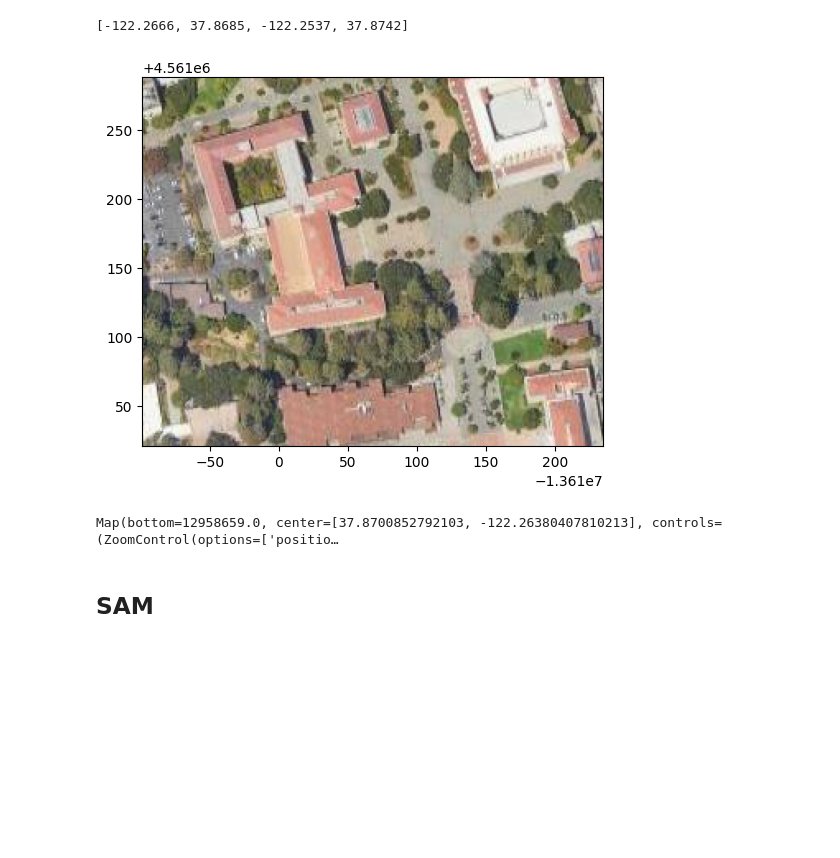
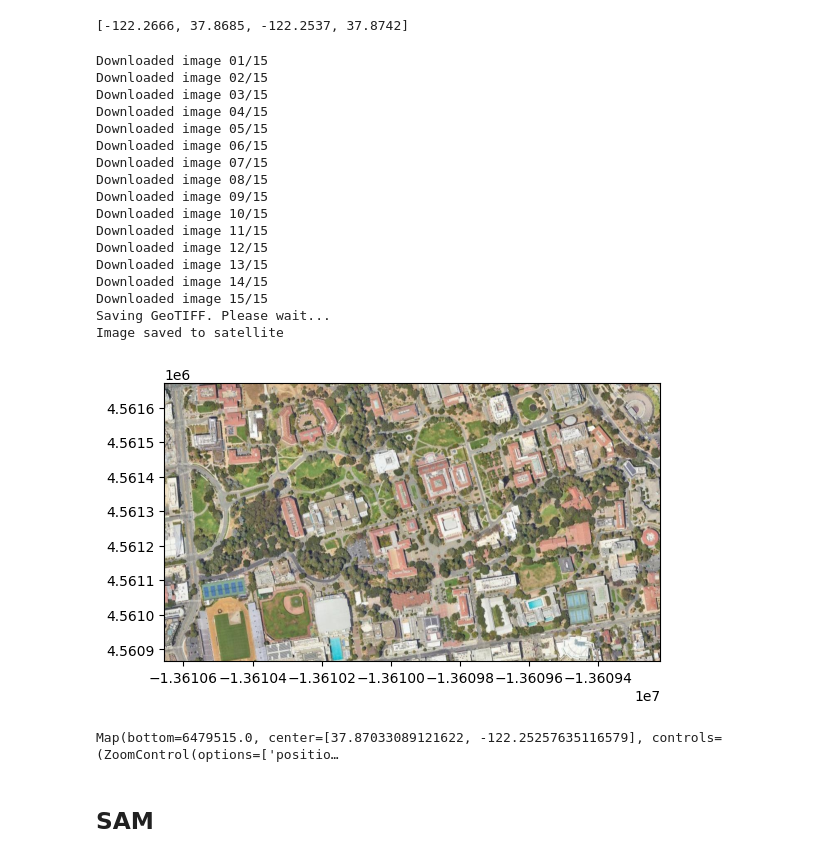
Before and after one commit to ChaHGreen/sidewalk_sam, a Jupyter notebook: SAM_for_satellite_imagery.ipynb, the cells around one changed output. Drawn from its saved outputs; the diff is of its cells as text; code cells hidden in the pictures; blank space fills up the shorter version.

```diff
--- a/SAM_for_satellite_imagery.ipynb
+++ b/SAM_for_satellite_imagery.ipynb
@@ -93,22 +93,40 @@ m.user_roi_bounds()
 # %%
 ## Download the image of the iou drawn as .tif and show
 import rasterio
 from rasterio.plot import show
 import matplotlib.pyplot as plt
 
-image = "satellite.tif"
+image = "satellite"
+tms_to_geotiff(output=image, bbox=bbox, zoom=17, source="Satellite", overwrite=True)
 
 with rasterio.open(image) as src:
     fig, ax = plt.subplots()
     rasterio.plot.show(src, ax=ax)
 # %% [output]
+Downloaded image 01/15
+Downloaded image 02/15
+Downloaded image 03/15
+Downloaded image 04/15
+Downloaded image 05/15
+Downloaded image 06/15
+Downloaded image 07/15
+Downloaded image 08/15
+Downloaded image 09/15
+Downloaded image 10/15
+Downloaded image 11/15
+Downloaded image 12/15
+Downloaded image 13/15
+Downloaded image 14/15
+Downloaded image 15/15
+Saving GeoTIFF. Please wait...
+Image saved to satellite
-[figure, old version]
+[figure, new version]
 # %%
 m.layers[-1].visible = False  # turn off the basemap
 m.add_raster(image, layer_name="Image")
 m
 # %% [output]
-Map(bottom=12958659.0, center=[37.8700852792103, -122.26380407810213], controls=(ZoomControl(options=['positio…
+Map(bottom=6479515.0, center=[37.87033089121622, -122.25257635116579], controls=(ZoomControl(options=['positio…
 # %% [markdown]
 ## SAM
 # %%
```
Also changed, not shown: 1 other file.
